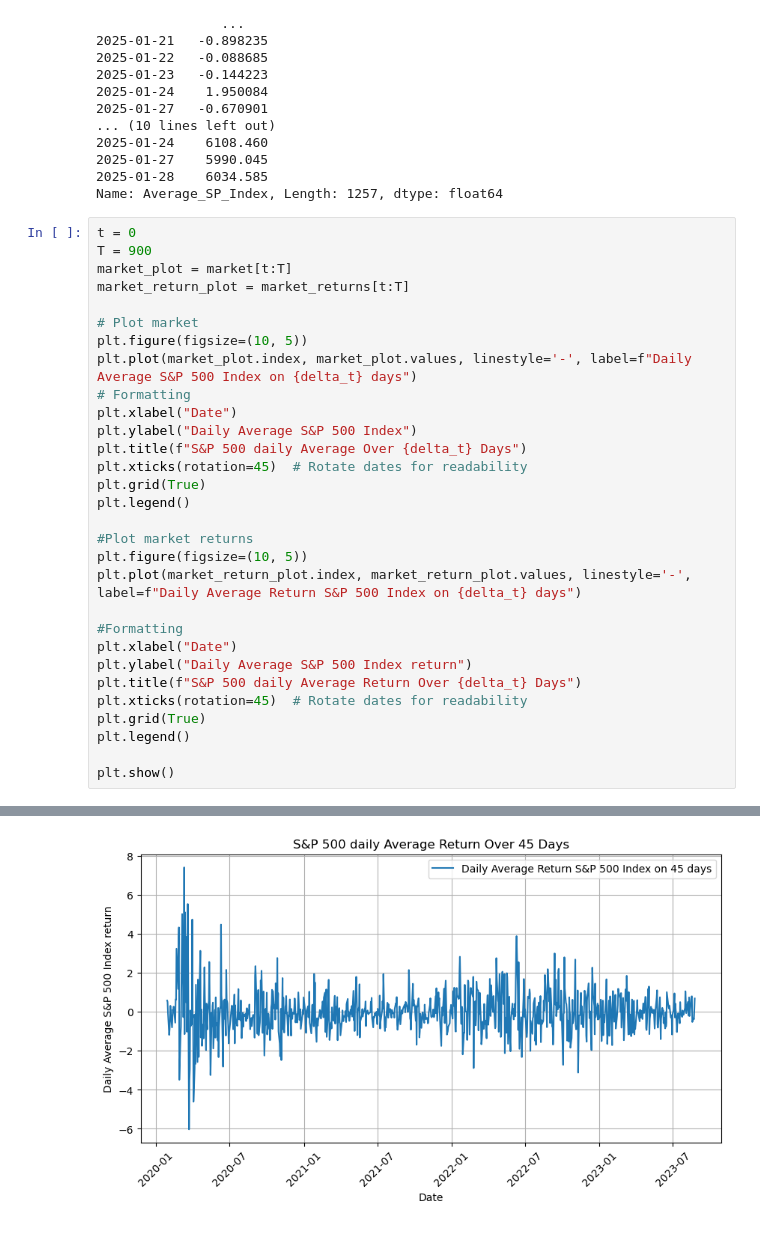
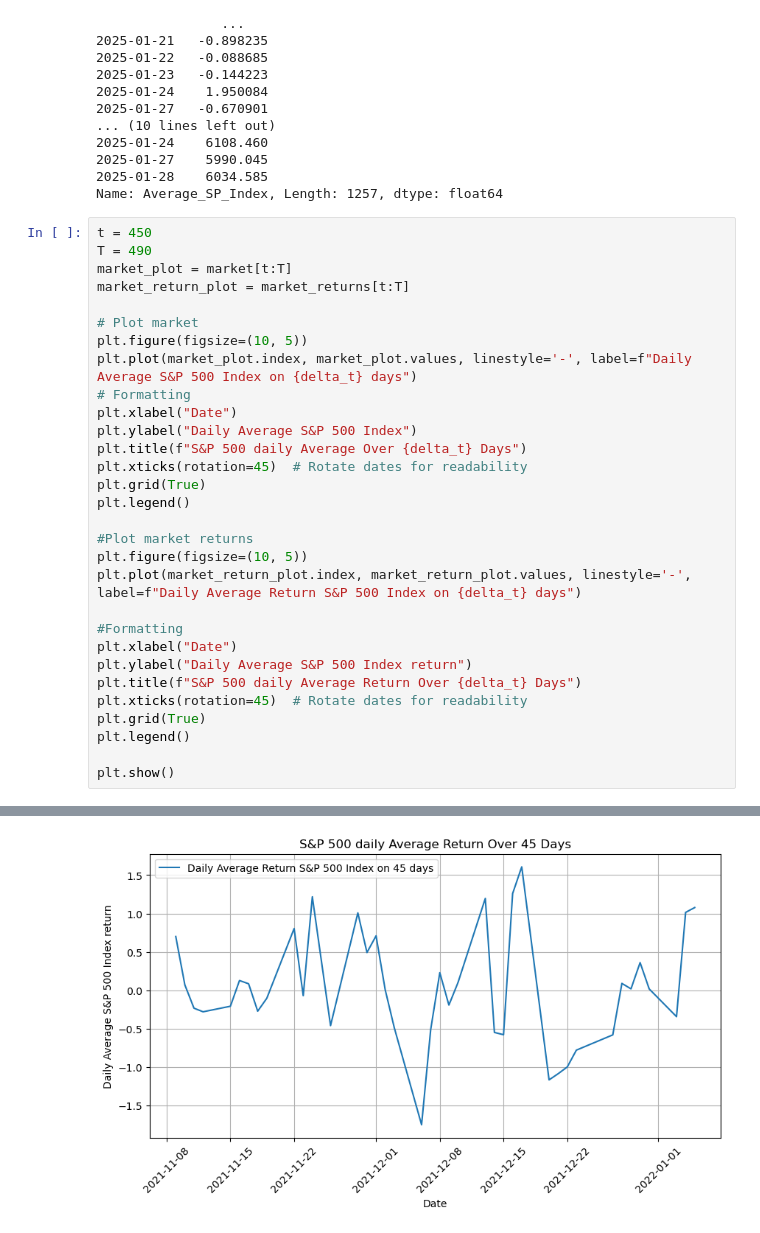
Before and after one commit to oscar10-wq/RL-Mathfin, a Jupyter notebook: RL_algorithm.ipynb, the cells around one changed output, grey strips where cells are left out. Saved outputs shown, nothing was run; the diff lists cells and outputs as text.

```diff
--- a/RL_algorithm.ipynb
+++ b/RL_algorithm.ipynb
@@ -51,8 +51,8 @@ Datum
 2025-01-28    6034.585
 Name: Average_SP_Index, Length: 1257, dtype: float64
 # %%
-t = 0
-T = 900
+t = 450
+T = 490
 market_plot = market[t:T]
 market_return_plot = market_returns[t:T]
 
@@ -85,4 +85,4 @@ plt.show()
-[figure, old version]
+[figure, new version]
 # %%
 import numpy as np
 import random
```
Also changed, not shown: parts of 4 cells of this notebook.
